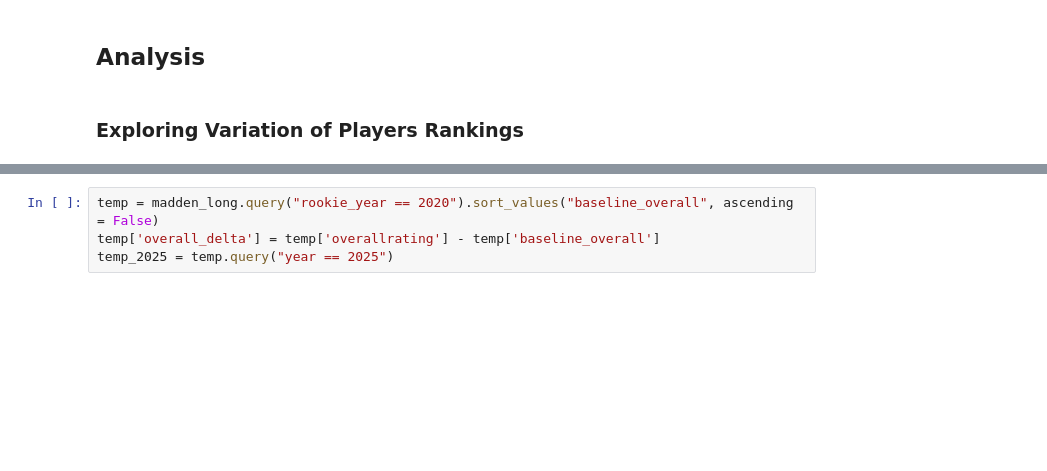
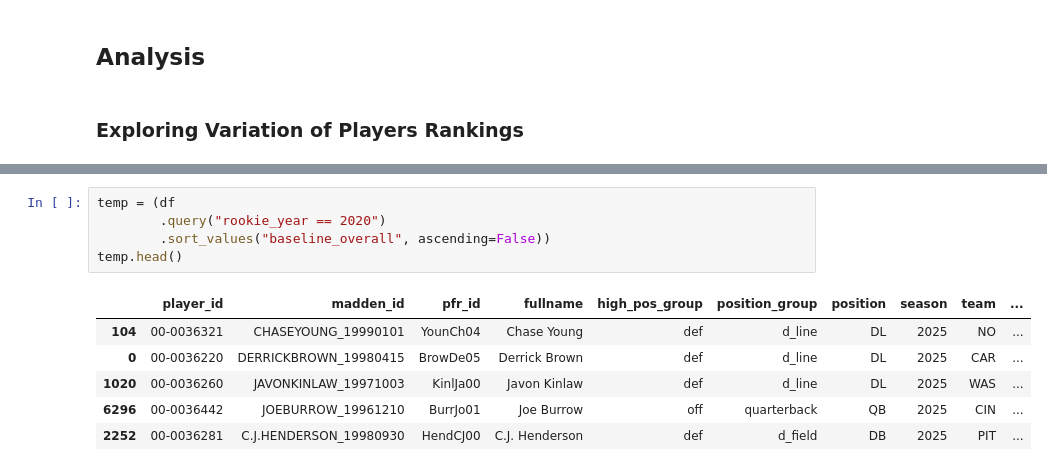
Before and after one commit to CharlieHubbard7/NFLResearch, a Jupyter notebook: (6_2_26)_NFL_Research.ipynb, the cells around one changed output, grey strips where cells are left out. Cells and saved outputs as stored; diff of their text form; blank space fills up the shorter version.

```diff
--- a/(6_2_26)_NFL_Research.ipynb
+++ b/(6_2_26)_NFL_Research.ipynb
@@ -99,4 +113,12 @@ madden_long["overall_vs_baseline"] = madden_long["overallrating"] - madden_long[
 # %%
-temp = madden_long.query("rookie_year == 2020").sort_values("baseline_overall", ascending = False)
-temp['overall_delta'] = temp['overallrating'] - temp['baseline_overall']
-temp_2025 = temp.query("year == 2025")
+temp = (df
+        .query("rookie_year == 2020")
+        .sort_values("baseline_overall", ascending=False))
+temp.head()
+# %% [output]
+|  | player_id | madden_id | pfr_id | fullname | high_pos_group | position_group | position | season | team | ... |
+| 104 | 00-0036321 | CHASEYOUNG_19990101 | YounCh04 | Chase Young | def | d_line | DL | 2025 | NO | ... |
+| 0 | 00-0036220 | DERRICKBROWN_19980415 | BrowDe05 | Derrick Brown | def | d_line | DL | 2025 | CAR | ... |
+| 1020 | 00-0036260 | JAVONKINLAW_19971003 | KinlJa00 | Javon Kinlaw | def | d_line | DL | 2025 | WAS | ... |
+| 6296 | 00-0036442 | JOEBURROW_19961210 | BurrJo01 | Joe Burrow | off | quarterback | QB | 2025 | CIN | ... |
+| 2252 | 00-0036281 | C.J.HENDERSON_19980930 | HendCJ00 | C.J. Henderson | def | d_field | DB | 2025 | PIT | ... |
```
Also changed, not shown: parts of 5 cells of this notebook.
